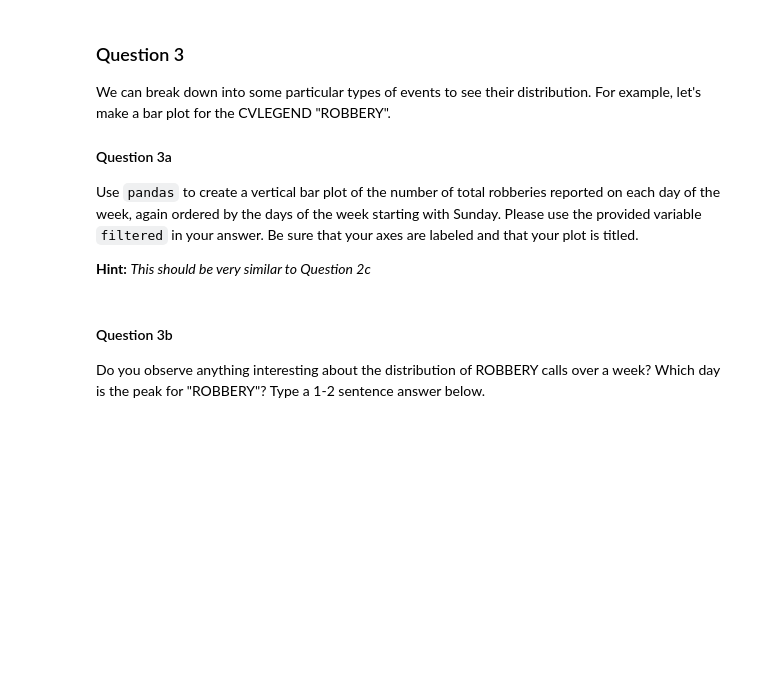
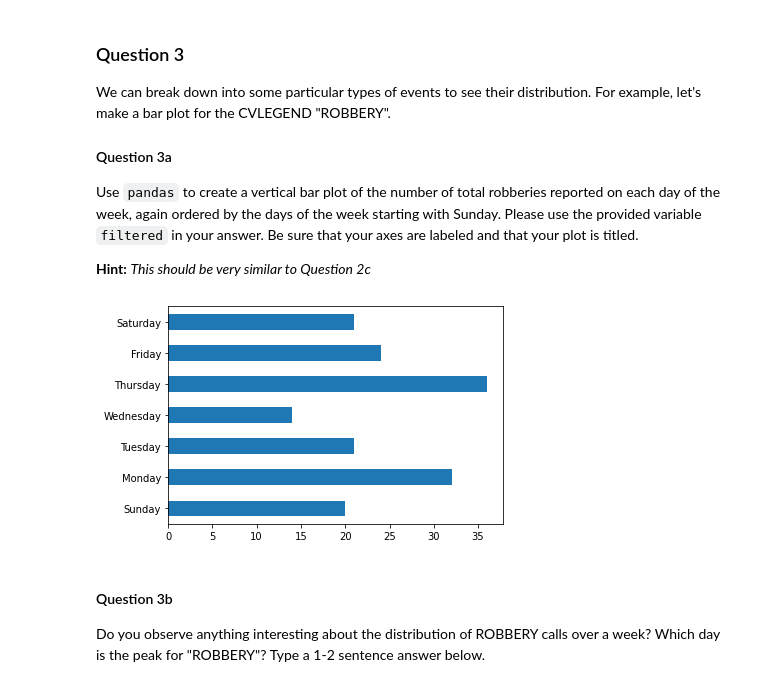
Before and after one commit to TheEvergreenStateCollege/week-2-Monado-Guy, a Jupyter notebook: lab/lab03/lab03.ipynb, the cells around one changed output. Cells and saved outputs as stored; diff of their text form; code cells hidden in the pictures; blank space fills up the shorter version.

```diff
--- a/lab/lab03/lab03.ipynb
+++ b/lab/lab03/lab03.ipynb
@@ -292,12 +326,15 @@ name: q3a
 -->
 # %%
 filtered = calls[calls["CVLEGEND"] == "ROBBERY"]
-...
-
+days = ["Sunday", "Monday", "Tuesday", "Wednesday", "Thursday", "Friday", "Saturday"]
+ax = filtered["Day"].value_counts().reindex(days).plot(kind='barh')
+#ax = filtered.value_counts().reindex(days).plot(kind='barh')
 
 
 # Leave this for grading purposes
 ax_4a = plt.gca()
+# %% [output]
+[figure, added]
 # %%
 grader.check("q3a")
 # %% [markdown]
```
Also changed, not shown: parts of 6 cells of this notebook.
